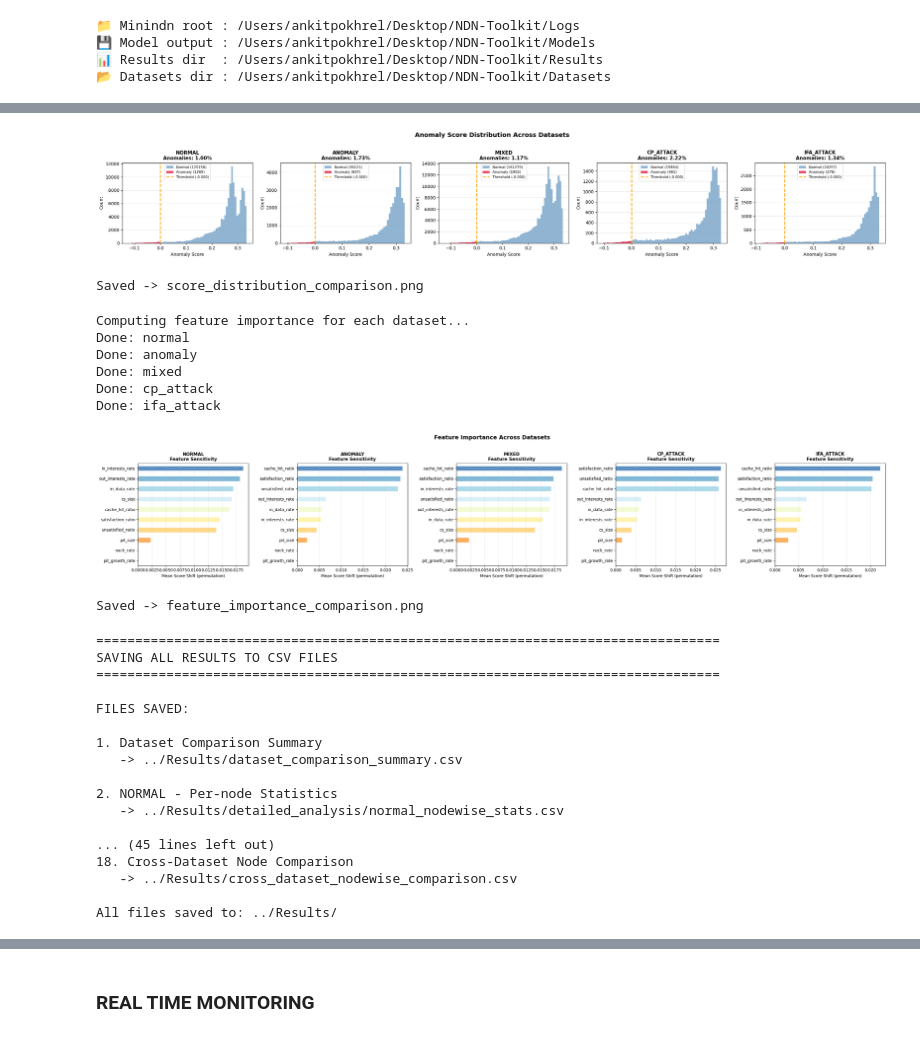
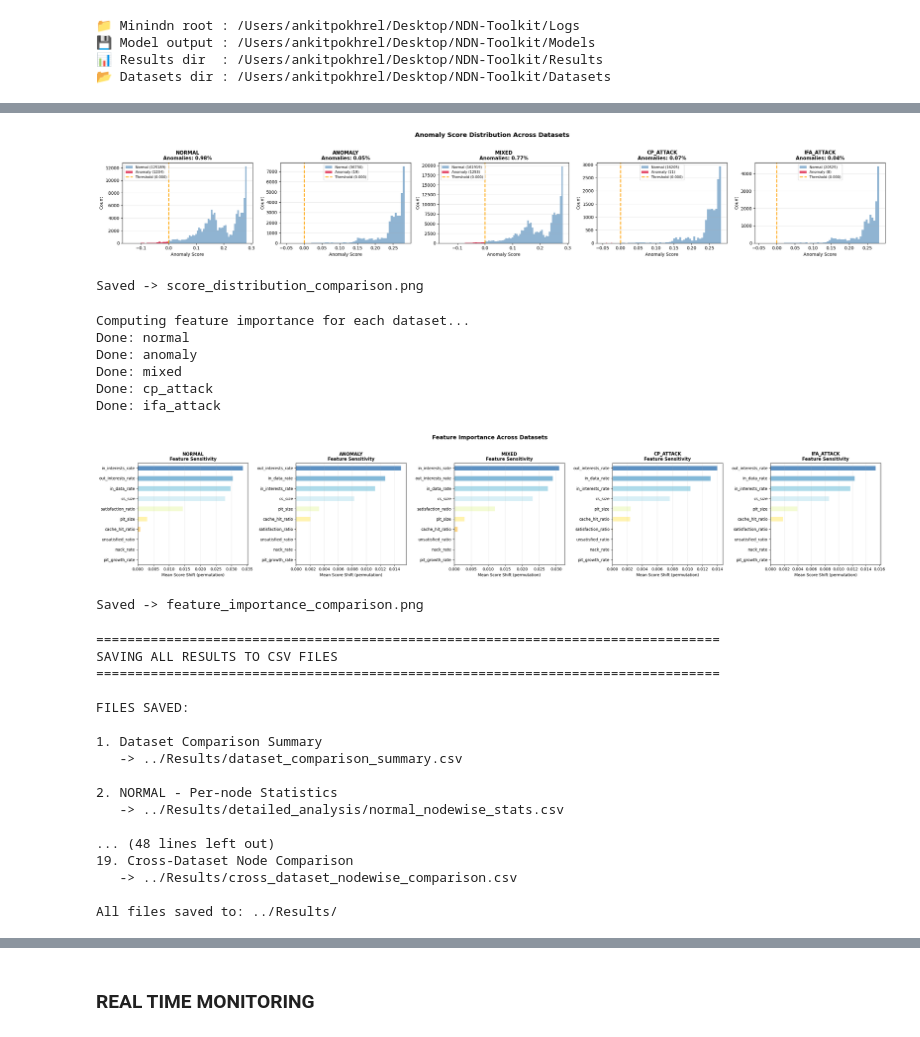
Before and after one commit to fuyalasmit/NDN-Toolkit, a Jupyter notebook: Notebooks/if_model.ipynb, the cells around one changed output, grey strips where cells are left out. Saved outputs shown, nothing was run; the diff lists cells and outputs as text; code cells hidden in the pictures.

Commit message:
refactored to use saved models and dataset

```diff
--- a/Notebooks/if_model.ipynb
+++ b/Notebooks/if_model.ipynb
@@ -349,6 +238,10 @@ print("📁 Saved → results/feature_importance.png")
 # %%
-# Save scored training data as CSV for reference
-out_csv = os.path.join(RESULTS_DIR, "training_scored.csv")
-feat_df_scored.to_csv(out_csv, index=False)
-print(f"📁 Scored training data saved → {out_csv}")
+# # Verify scored datasets were saved
+# import glob
+
+# csv_files = glob.glob(f"{RESULTS_DIR}/*_scored.csv")
+# print(f"✅ {len(csv_files)} scored CSV files found in {RESULTS_DIR}:")
+# for csv_file in sorted(csv_files):
+#     size_mb = os.path.getsize(csv_file) / (1024*1024)
+#     print(f"   • {os.path.basename(csv_file)} ({size_mb:.2f} MB)")
 # %% [output]
@@ -428,7 +321,7 @@ all_analyses = []
 
 for ds_name in DATASET_ORDER:
     ds_df = datasets[ds_name]
-    analysis, scored, node_stats = analyze_dataset(ds_df, ds_name, pipeline, THRESHOLD, FEATURE_COLS)
+    analysis, scored, node_stats = analyze_dataset(ds_df, ds_name, loaded_pipeline, loaded_threshold, loaded_feat_cols)
     results[ds_name] = {
         'analysis': analysis,
         'scored_df': scored,
@@ -444,6 +337,15 @@ print("\n" + "=" * 80)
 print("OVERALL DATASET COMPARISON")
 print("=" * 80)
 display(summary_df)
+
+# Save scored datasets as CSV for reference
+print("\n" + "=" * 80)
+print("SAVING SCORED DATASETS")
+print("=" * 80)
+for ds_name in DATASET_ORDER:
+    out_csv = os.path.join(RESULTS_DIR, f"{ds_name}_scored.csv")
+    results[ds_name]['scored_df'].to_csv(out_csv, index=False)
+    print(f"📁 Saved → {out_csv}")
 # %% [output]
 Analyzing 'normal' dataset...
    Samples: 126423
@@ -539,35 +449,35 @@ Saved -> nodewise_anomaly_pct_comparison.png
 
 fig, axes = plt.subplots(1, len(DATASET_ORDER), figsize=(5 * len(DATASET_ORDER), 4), squeeze=False)
 
 for idx, ds_name in enumerate(DATASET_ORDER):
     scored_df = results[ds_name]['scored_df']
     ax = axes[0, idx]
 
     anomalies = scored_df[scored_df['is_anomaly'] == 1]['anomaly_score'].values
     normal_points = scored_df[scored_df['is_anomaly'] == 0]['anomaly_score'].values
 
     ax.hist(normal_points, bins=50, color='steelblue', alpha=0.6, label=f'Normal ({len(normal_points)})', edgecolor='none')
     if len(anomalies) > 0:
         ax.hist(anomalies, bins=20, color='crimson', alpha=0.8, label=f'Anomaly ({len(anomalies)})', edgecolor='none')
 
-    ax.axvline(THRESHOLD, color='orange', linewidth=2.0, linestyle='--', label=f'Threshold ({THRESHOLD:.3f})')
+    ax.axvline(loaded_threshold, color='orange', linewidth=2.0, linestyle='--', label=f'Threshold ({loaded_threshold:.3f})')
     ax.set_xlabel('Anomaly Score', fontsize=10)
     ax.set_ylabel('Count', fontsize=10)
     ax.set_title(
         f"{ds_name.upper()}\nAnomalies: {(scored_df['is_anomaly'].sum() / len(scored_df) * 100):.2f}%",
         fontsize=11,
         fontweight='bold'
     )
     ax.legend(fontsize=8)
     ax.grid(alpha=0.3, axis='y')
 
 plt.suptitle('Anomaly Score Distribution Across Datasets', fontsize=14, fontweight='bold', y=1.02)
 plt.tight_layout()
 plt.savefig(f"{RESULTS_DIR}/score_distribution_comparison.png", dpi=150, bbox_inches='tight')
 plt.show()
 print("Saved -> score_distribution_comparison.png")
 # %% [output]
-[figure, old version]
+[figure, new version]
 Saved -> score_distribution_comparison.png
 # %%
 # ─── FEATURE IMPORTANCE ANALYSIS FOR EACH DATASET ────────────────────────────────
@@ -594,8 +504,8 @@ feature_importance_by_dataset = {}
 
 for ds_name in DATASET_ORDER:
     scored_df = results[ds_name]['scored_df']
-    X = scored_df[FEATURE_COLS].values
-    importance = compute_feature_importance(X, pipeline, FEATURE_COLS, n_repeats=2)
+    X = scored_df[loaded_feat_cols].values
+    importance = compute_feature_importance(X, loaded_pipeline, loaded_feat_cols, n_repeats=2)
     feature_importance_by_dataset[ds_name] = pd.Series(importance).sort_values(ascending=True)
     print(f"Done: {ds_name}")
 
@@ -625,7 +535,7 @@ Done: anomaly
 Done: mixed
 Done: cp_attack
 Done: ifa_attack
-[figure, old version]
+[figure, new version]
 Saved -> feature_importance_comparison.png
 # %%
 # ═══════════════════════════════════════════════════════════════════════════════
@@ -661,6 +571,12 @@ for ds_name in DATASET_ORDER:
     scored_df.to_csv(scored_path, index=False)
     saved_files.append((f"{ds_name.upper()} - Scored Data", scored_path))
 
+    # Also save normal dataset as training_scored.csv in main RESULTS_DIR
+    if ds_name == 'normal':
+        training_scored_path = os.path.join(RESULTS_DIR, "training_scored.csv")
+        scored_df.to_csv(training_scored_path, index=False)
+        saved_files.append(("Training Scored (Normal Dataset)", training_scored_path))
+
 # 4. Save feature importance for each dataset
 for ds_name in DATASET_ORDER:
     imp_series = feature_importance_by_dataset[ds_name]
@@ -673,24 +589,22 @@ for ds_name in DATASET_ORDER:
     imp_df.to_csv(imp_path, index=False)
     saved_files.append((f"{ds_name.upper()} - Feature Importance", imp_path))
 
-# 5. Save training metadata
-metadata_path = os.path.join(RESULTS_DIR, "training_metadata.json")
-training_metadata = {
+# 5. Save model metadata
+metadata_path = os.path.join(RESULTS_DIR, "model_metadata.json")
+model_metadata = {
     'model_type': 'Isolation Forest',
-    'n_estimators': IF_N_ESTIMATORS,
-    'contamination': IF_CONTAMINATION,
-    'threshold': float(THRESHOLD),
-    'anomaly_percentile': ANOMALY_PERCENTILE,
-    'feature_columns': FEATURE_COLS,
-    'trained_on_nodes': sorted(normal['node'].unique().tolist()),
-    'training_samples': int(len(normal)),
-    'max_samples': IF_MAX_SAMPLES,
-    'random_state': IF_RANDOM_STATE,
-    'trained_at': datetime.utcnow().isoformat()
+    'model_path': str(MODEL_PATH),
+    'threshold': float(loaded_threshold),
+    'feature_columns': loaded_feat_cols,
+    'trained_on_nodes': loaded_meta.get('trained_on_nodes', []),
+    'training_samples': loaded_meta.get('n_training_samples', 0),
+    'contamination': loaded_meta.get('contamination', IF_CONTAMINATION),
+    'anomaly_percentile': loaded_meta.get('anomaly_percentile', ANOMALY_PERCENTILE),
+    'loaded_at': datetime.utcnow().isoformat()
 }
 with open(metadata_path, 'w') as f:
-    json.dump(training_metadata, f, indent=2)
-saved_files.append(("Training Metadata", metadata_path))
+    json.dump(model_metadata, f, indent=2)
+saved_files.append(("Model Metadata", metadata_path))
 
 # 6. Save cross-dataset comparison table
 comparison_table = []
@@ -735,8 +649,8 @@ FILES SAVED:
 2. NORMAL - Per-node Statistics
    -> ../Results/detailed_analysis/normal_nodewise_stats.csv
 
-... (45 lines left out)
-18. Cross-Dataset Node Comparison
+... (48 lines left out)
+19. Cross-Dataset Node Comparison
    -> ../Results/cross_dataset_nodewise_comparison.csv
 
 All files saved to: ../Results/
```
Also changed, not shown: parts of 16 cells of this notebook, 1 other file.
